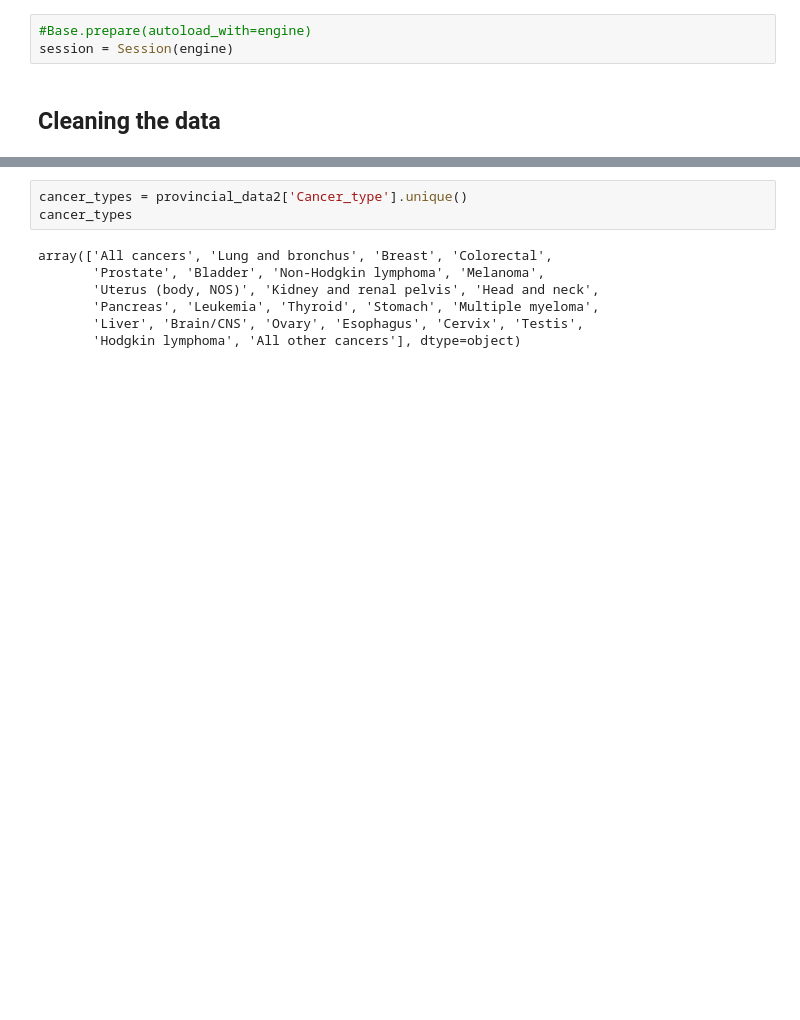
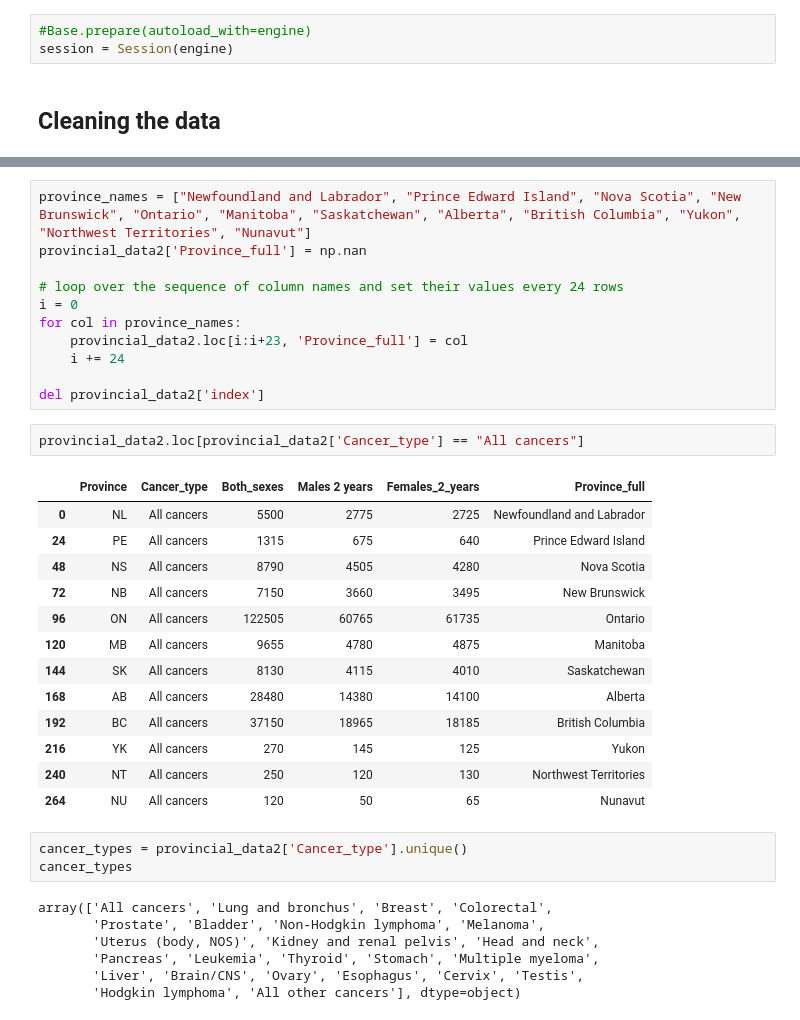
Before and after one commit to MoneyGeng/mapping-cancer, a Jupyter notebook: provincial_data.ipynb, the cells around one changed output, grey strips where cells are left out. Cells and saved outputs as stored; diff of their text form; blank space fills up the shorter version.

```diff
--- a/provincial_data.ipynb
+++ b/provincial_data.ipynb
@@ -80,3 +87,30 @@ provincial_data2
+# %%
+province_names = ["Newfoundland and Labrador", "Prince Edward Island", "Nova Scotia", "New Brunswick", "Ontario", "Manitoba", "Saskatchewan", "Alberta", "British Columbia", "Yukon", "Northwest Territories", "Nunavut"]
+provincial_data2['Province_full'] = np.nan
+
+# loop over the sequence of column names and set their values every 24 rows
+i = 0
+for col in province_names:
+    provincial_data2.loc[i:i+23, 'Province_full'] = col
+    i += 24
+
+del provincial_data2['index']
+# %%
+provincial_data2.loc[provincial_data2['Cancer_type'] == "All cancers"]
+# %% [output]
+|  | Province | Cancer_type | Both_sexes | Males 2 years | Females_2_years | Province_full |
+| 0 | NL | All cancers | 5500 | 2775 | 2725 | Newfoundland and Labrador |
+| 24 | PE | All cancers | 1315 | 675 | 640 | Prince Edward Island |
+| 48 | NS | All cancers | 8790 | 4505 | 4280 | Nova Scotia |
+| 72 | NB | All cancers | 7150 | 3660 | 3495 | New Brunswick |
+| 96 | ON | All cancers | 122505 | 60765 | 61735 | Ontario |
+| 120 | MB | All cancers | 9655 | 4780 | 4875 | Manitoba |
+| 144 | SK | All cancers | 8130 | 4115 | 4010 | Saskatchewan |
+| 168 | AB | All cancers | 28480 | 14380 | 14100 | Alberta |
+| 192 | BC | All cancers | 37150 | 18965 | 18185 | British Columbia |
+| 216 | YK | All cancers | 270 | 145 | 125 | Yukon |
+| 240 | NT | All cancers | 250 | 120 | 130 | Northwest Territories |
+| 264 | NU | All cancers | 120 | 50 | 65 | Nunavut |
 # %%
 cancer_types = provincial_data2['Cancer_type'].unique()
 cancer_types
```
Also changed, not shown: parts of 5 cells of this notebook, 1 other file.
